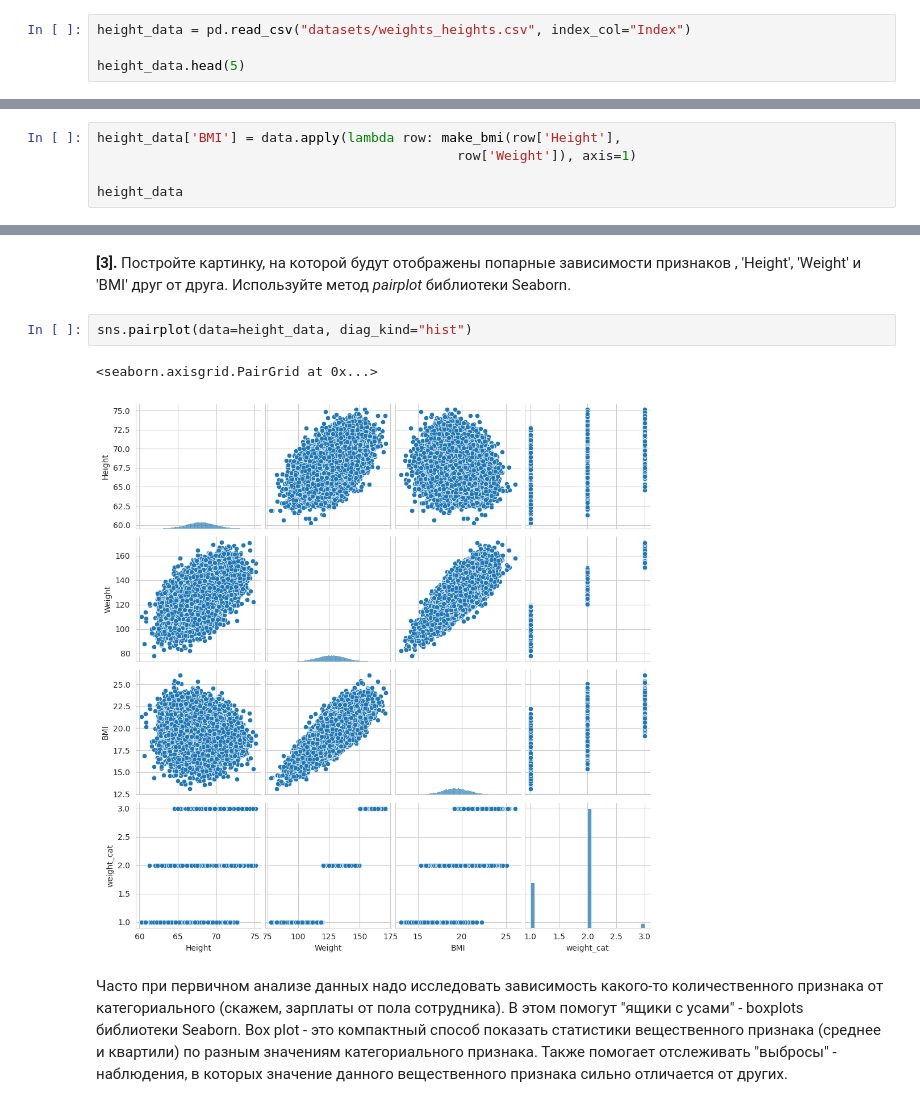
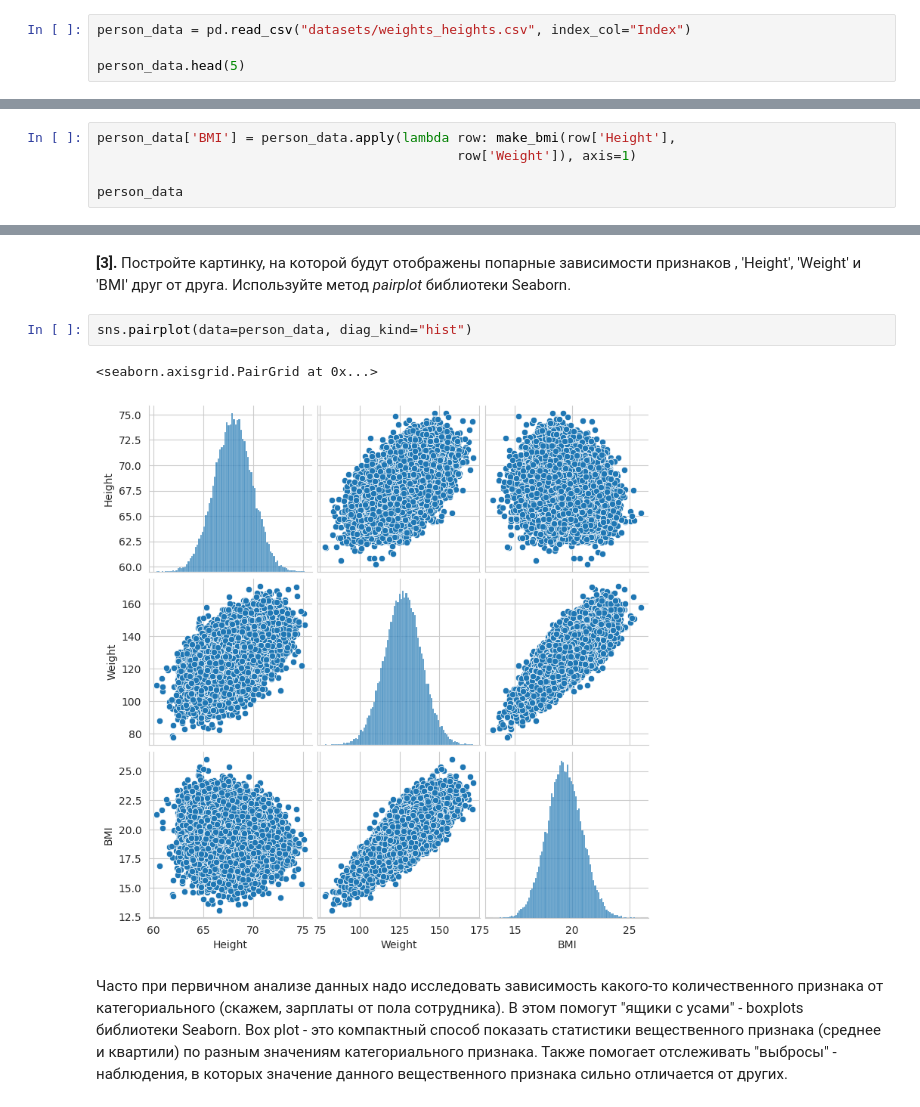
Before and after one commit to gerrenme/linear_regression_on_height_predict, a Jupyter notebook: linear_regression_task.ipynb, the cells around one changed output, grey strips where cells are left out. Cells and saved outputs as stored; diff of their text form.

```diff
--- a/linear_regression_task.ipynb
+++ b/linear_regression_task.ipynb
@@ -32,9 +32,9 @@ import matplotlib.pyplot as plt
 # %% [markdown]
 Считаем данные по росту и весу (*weights_heights.csv*, приложенный в задании) в объект Pandas DataFrame:
 # %%
-height_data = pd.read_csv("datasets/weights_heights.csv", index_col="Index")
+person_data = pd.read_csv("datasets/weights_heights.csv", index_col="Index")
 
-height_data.head(5)
+person_data.head(5)
 # %% [output]
 |  | Height | Weight |
 | Index |  |  |
@@ -106,10 +106,10 @@ def make_bmi(height_inch, weight_pound):
     return (weight_pound / KILO_TO_POUND) / \
            (height_inch / METER_TO_INCH) ** 2
 # %%
-height_data['BMI'] = data.apply(lambda row: make_bmi(row['Height'],
+person_data['BMI'] = person_data.apply(lambda row: make_bmi(row['Height'],
                                               row['Weight']), axis=1)
 
-height_data
+person_data
 # %% [output]
 |  | Height | Weight | BMI |
 | Index |  |  |  |
@@ -128,10 +128,10 @@ height_data
 # %% [markdown]
 **[3].** Постройте картинку, на которой будут отображены попарные зависимости признаков , 'Height', 'Weight' и 'BMI' друг от друга. Используйте метод *pairplot* библиотеки Seaborn.
 # %%
-sns.pairplot(data=height_data, diag_kind="hist")
+sns.pairplot(data=person_data, diag_kind="hist")
 # %% [output]
 <seaborn.axisgrid.PairGrid at 0x...>
-[figure, old version]
+[figure, new version]
 # %% [markdown]
 Часто при первичном анализе данных надо исследовать зависимость какого-то количественного признака от категориального (скажем, зарплаты от пола сотрудника). В этом помогут "ящики с усами" - boxplots библиотеки Seaborn. Box plot - это компактный способ показать статистики вещественного признака (среднее и квартили) по разным значениям категориального признака. Также помогает отслеживать "выбросы" - наблюдения, в которых значение данного вещественного признака сильно отличается от других.
 # %% [markdown]
```
Also changed, not shown: parts of 25 cells of this notebook.
